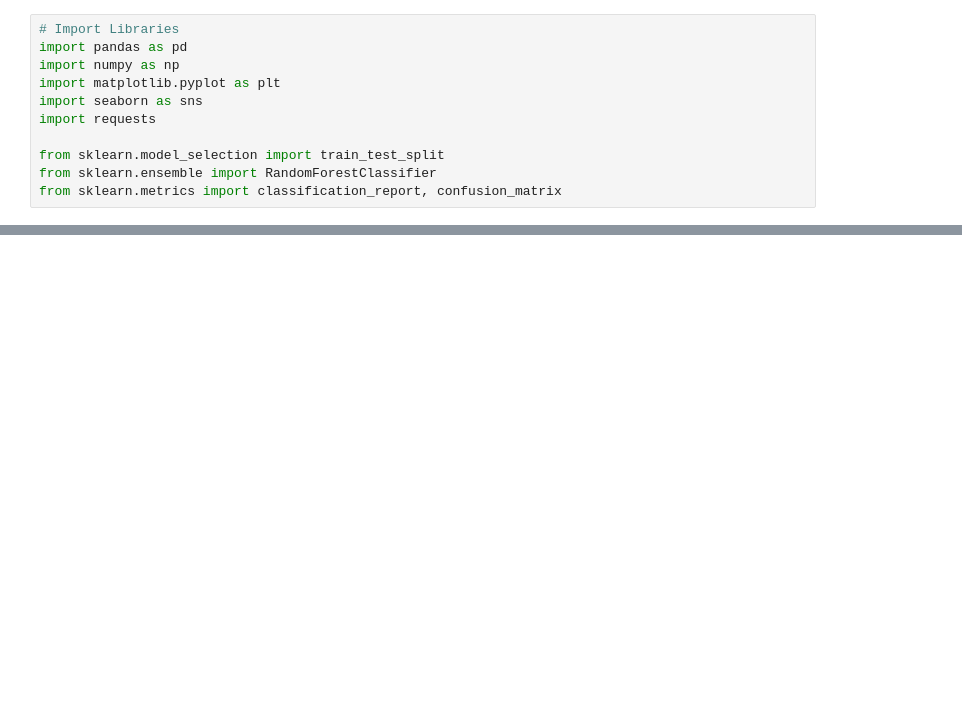
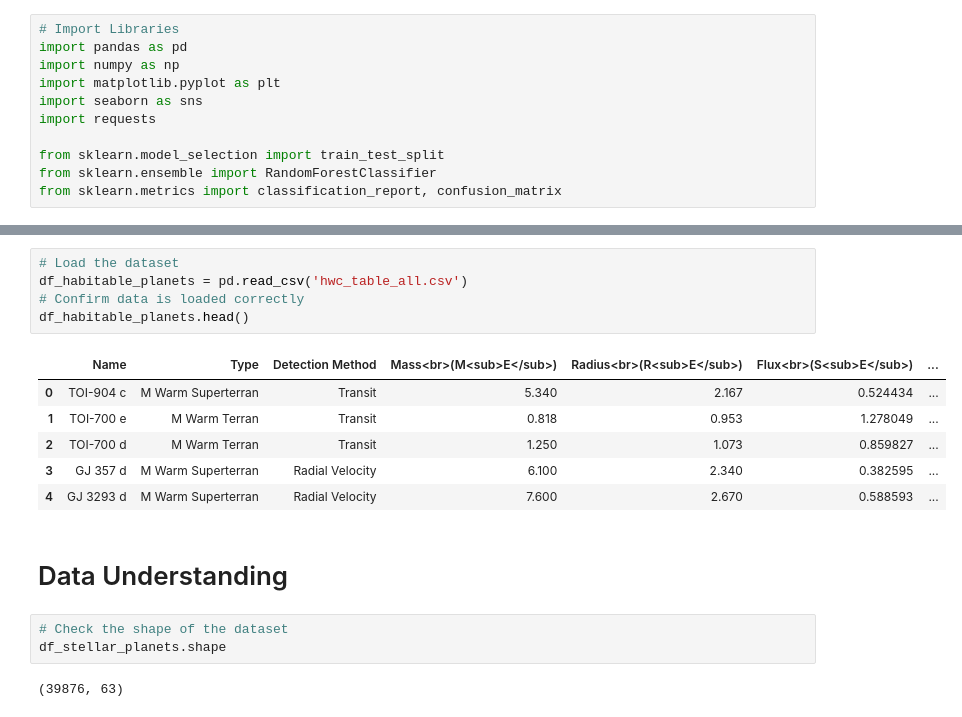
Before and after one commit to joshreisinger17-Data/Exoplanet-Habitability-Prediction, a Jupyter notebook: capstone.ipynb, the cells around one changed output, grey strips where cells are left out. Drawn from its saved outputs; the diff is of its cells as text; blank space fills up the shorter version.

```diff
--- a/capstone.ipynb
+++ b/capstone.ipynb
@@ -43,0 +63,19 @@ from sklearn.metrics import classification_report, confusion_matrix
+# %%
+# Load the dataset
+df_habitable_planets = pd.read_csv('hwc_table_all.csv')
+# Confirm data is loaded correctly
+df_habitable_planets.head()
+# %% [output]
+|  | Name | Type | Detection Method | Mass<br>(M<sub>E</sub>) | Radius<br>(R<sub>E</sub>) | Flux<br>(S<sub>E</sub>) | ... |
+| 0 | TOI-904 c | M Warm Superterran | Transit | 5.340 | 2.167 | 0.524434 | ... |
+| 1 | TOI-700 e | M Warm Terran | Transit | 0.818 | 0.953 | 1.278049 | ... |
+| 2 | TOI-700 d | M Warm Terran | Transit | 1.250 | 1.073 | 0.859827 | ... |
+| 3 | GJ 357 d | M Warm Superterran | Radial Velocity | 6.100 | 2.340 | 0.382595 | ... |
+| 4 | GJ 3293 d | M Warm Superterran | Radial Velocity | 7.600 | 2.670 | 0.588593 | ... |
+# %% [markdown]
+# Data Understanding
+# %%
+# Check the shape of the dataset
+df_stellar_planets.shape
+# %% [output]
+(39876, 63)
```
Also changed, not shown: parts of 13 cells of this notebook, 2 other files.
